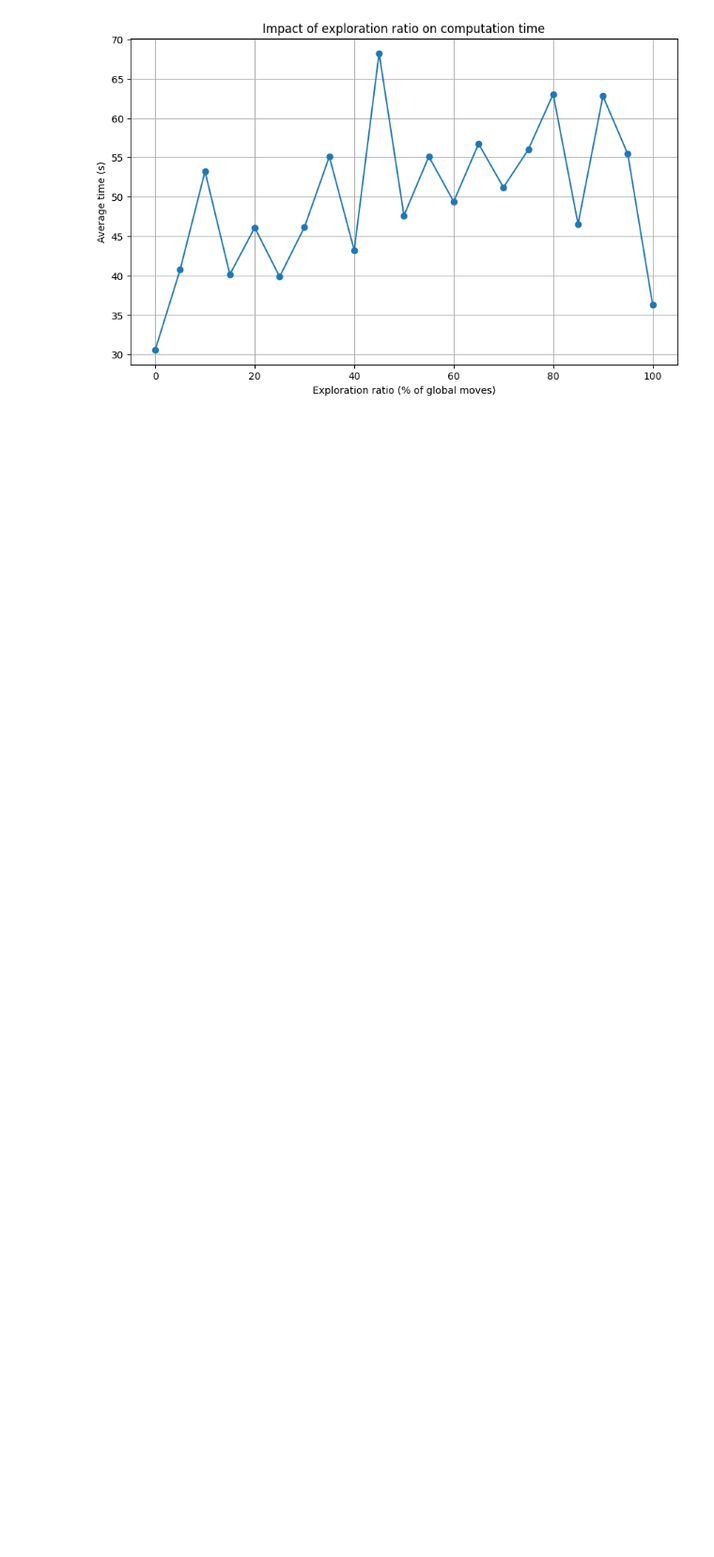
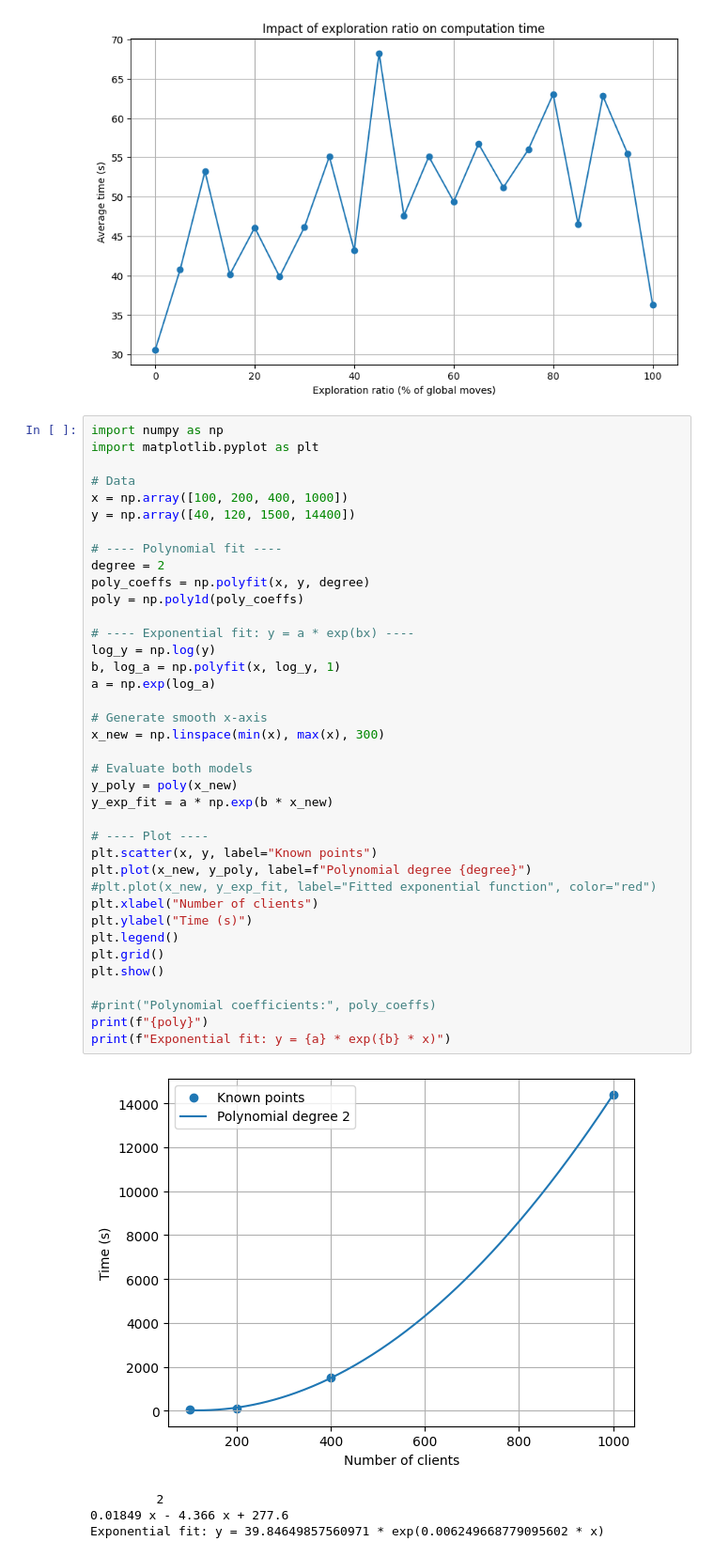
Before and after one commit to Low8/Projet_algo, a Jupyter notebook: scripts/recherche_tabu_upgrade.ipynb, the cells around one changed output. Shown at 94% size. Saved outputs shown, nothing was run; the diff lists cells and outputs as text; blank space fills up the shorter version.

Commit message:
feat(main) add polynomial regression

```diff
--- a/scripts/recherche_tabu_upgrade.ipynb
+++ b/scripts/recherche_tabu_upgrade.ipynb
@@ -1420,3 +1420,46 @@ exploration_ratio=1.00 (100%): Gap=25.50% ± 3.79%, Time=36.29s
 [Parallel(n_jobs=-1)]: Done 210 out of 210 | elapsed: 11.7min finished
 [figure]
 [figure]
+# %%
+import numpy as np
+import matplotlib.pyplot as plt
+
+# Data
+x = np.array([100, 200, 400, 1000])
+y = np.array([40, 120, 1500, 14400])
+
+# ---- Polynomial fit ----
+degree = 2
+poly_coeffs = np.polyfit(x, y, degree)
+poly = np.poly1d(poly_coeffs)
+
+# ---- Exponential fit: y = a * exp(bx) ----
+log_y = np.log(y)
+b, log_a = np.polyfit(x, log_y, 1)
+a = np.exp(log_a)
+
+# Generate smooth x-axis
+x_new = np.linspace(min(x), max(x), 300)
+
+# Evaluate both models
+y_poly = poly(x_new)
+y_exp_fit = a * np.exp(b * x_new)
+
+# ---- Plot ----
+plt.scatter(x, y, label="Known points")
+plt.plot(x_new, y_poly, label=f"Polynomial degree {degree}")
+#plt.plot(x_new, y_exp_fit, label="Fitted exponential function", color="red")
+plt.xlabel("Number of clients")
+plt.ylabel("Time (s)")
+plt.legend()
+plt.grid()
+plt.show()
+
+#print("Polynomial coefficients:", poly_coeffs)
+print(f"{poly}")
+print(f"Exponential fit: y = {a} * exp({b} * x)")
+# %% [output]
+[figure, added]
+         2
+0.01849 x - 4.366 x + 277.6
+Exponential fit: y = 39.84649857560971 * exp(0.006249668779095602 * x)
```
Also changed, not shown: parts of 1 cell of this notebook, 1 other file.
